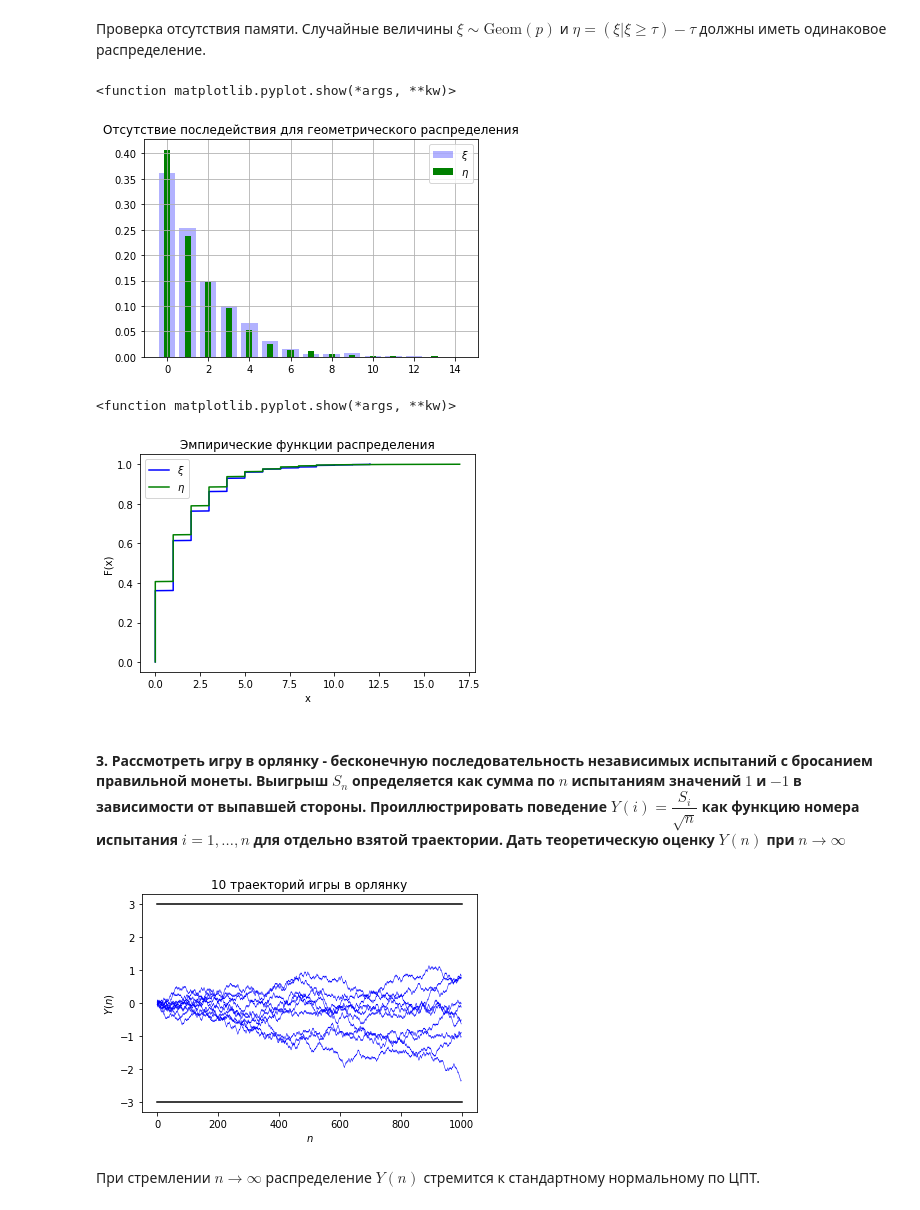
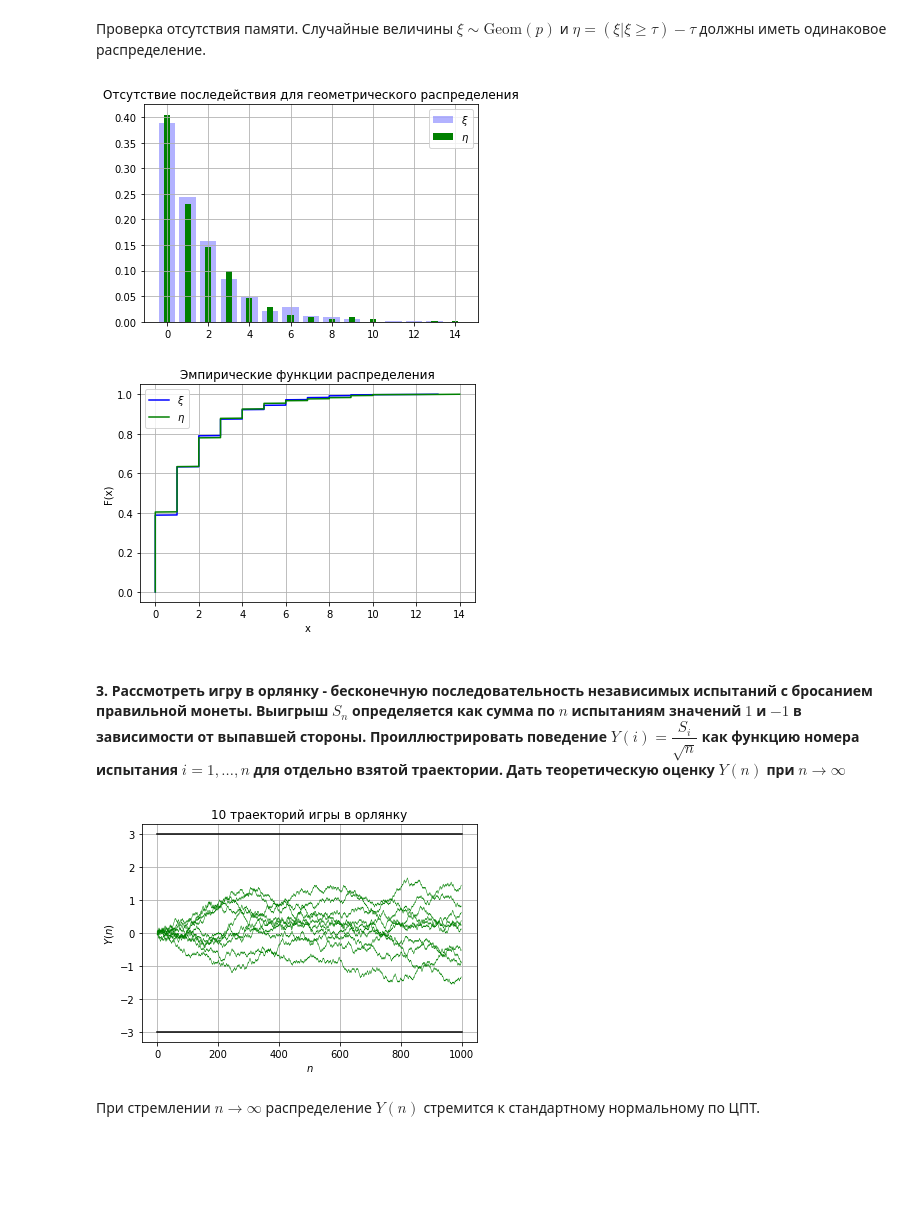
Before and after one commit to MrG1raffe/Stochastic_prac, a Jupyter notebook: StochAn_pt1.ipynb, the cells around one changed output. Cells and saved outputs as stored; diff of their text form; code cells hidden in the pictures; blank space fills up the shorter version.

```diff
--- a/StochAn_pt1.ipynb
+++ b/StochAn_pt1.ipynb
@@ -67,10 +68,9 @@ plt.hist(x, bins=bns, rwidth = 0.8, density=True, color='b', alpha = 0.3, label=
 plt.hist(y - tau, bins=bns, rwidth=0.3, density=True, color='g', label=r'$\eta$')
 plt.title('Отсутствие последействия для геометрического распределения')
 plt.legend()
-plt.show
+plt.show()
 # %% [output]
-<function matplotlib.pyplot.show(*args, **kw)>
-[figure, old version]
+[figure, new version]
 # %%
 from statsmodels.distributions.empirical_distribution import ECDF
 ecdf_xi = ECDF(x)
@@ -81,24 +81,25 @@ plt.legend()
 plt.title('Эмпирические функции распределения')
 plt.xlabel('x')
 plt.ylabel('F(x)')
-plt.show
+plt.grid()
+plt.show()
 # %% [output]
-<function matplotlib.pyplot.show(*args, **kw)>
-[figure, old version]
+[figure, new version]
 # %% [markdown]
 #### 3. Рассмотреть игру в орлянку - бесконечную последовательность независимых испытаний с бросанием правильной монеты. Выигрыш $S_n$ определяется как сумма по $n$ испытаниям значений $1$ и $-1$ в зависимости от выпавшей стороны. Проиллюстрировать поведение $Y(i) = \dfrac{S_i}{\sqrt{n}}$ как функцию номера испытания $i = 1, \ldots, n$ для отдельно взятой траектории. Дать теоретическую оценку $Y(n)$ при $n \to \infty$
 # %%
 n = 1000
 for i in range(0, 10):
     s_n = (2 * bern_rnd(0.5, n) - 1).cumsum()
-    plt.plot(s_n / np.sqrt(n), 'b', lw=0.5)
+    plt.plot(s_n / np.sqrt(n), 'g', lw=0.5)
 plt.plot([0, n], [3, 3], 'k', [0, n], [-3, -3], 'k')
 plt.title('10 траекторий игры в орлянку')
 plt.xlabel(r'$n$')
 plt.ylabel(r'$Y(n)$')
+plt.grid()
 plt.show()
 # %% [output]
-[figure, old version]
+[figure, new version]
 # %% [markdown]
 При стремлении $n \to \infty$ распределение $Y(n)$ стремится к стандартному нормальному по ЦПТ.
 # %%
```
Also changed, not shown: parts of 60 cells of this notebook.
